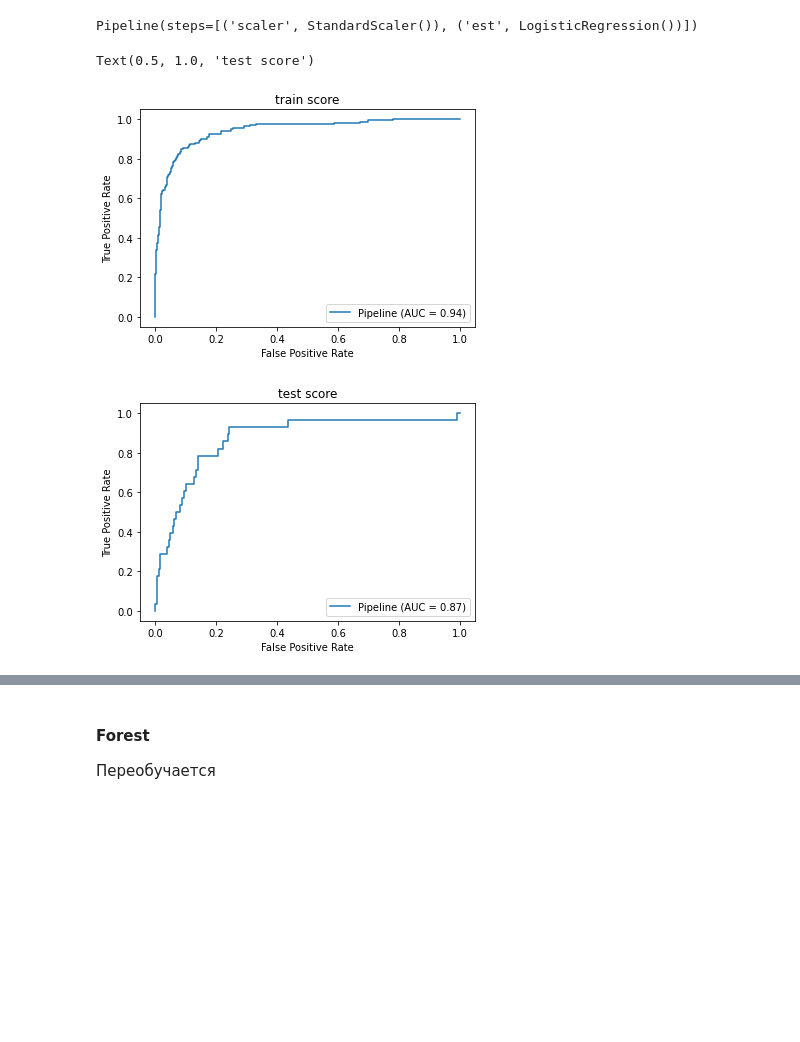
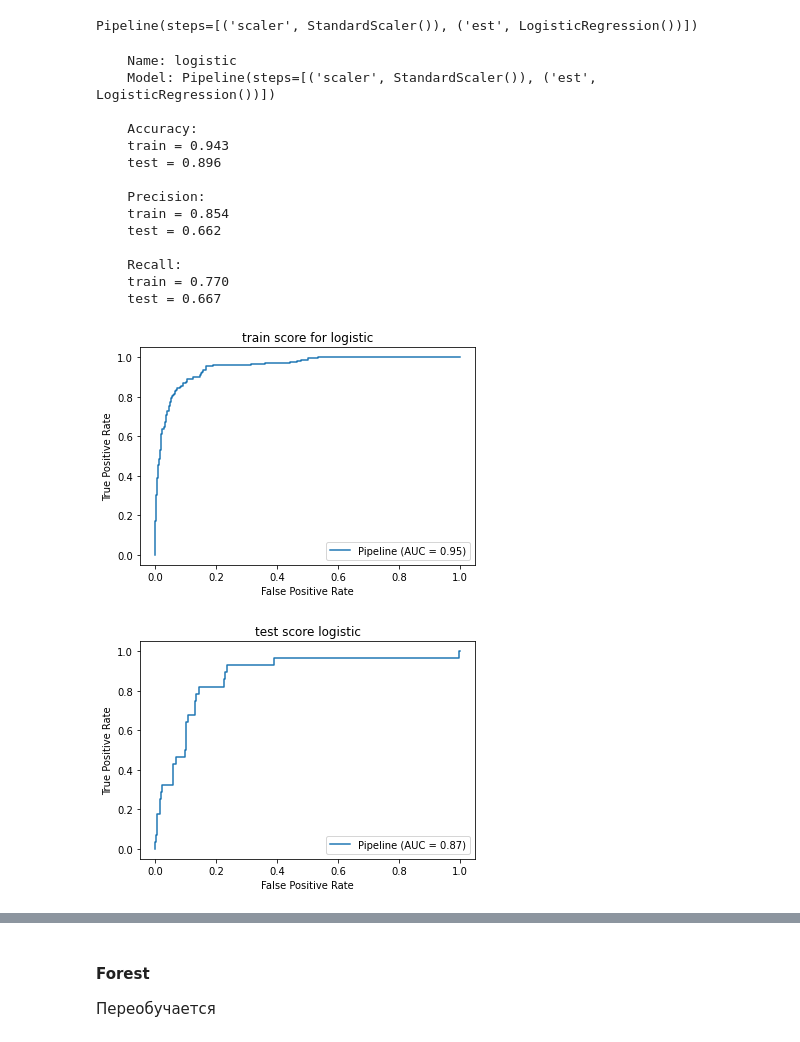
Before and after one commit to CherPasha/RussianFWords, a Jupyter notebook: ML_FW.ipynb, the cells around one changed output, grey strips where cells are left out. Drawn from its saved outputs; the diff is of its cells as text; code cells hidden in the pictures; blank space fills up the shorter version.

```diff
--- a/ML_FW.ipynb
+++ b/ML_FW.ipynb
@@ -118,16 +173,25 @@ def plot_learning_curve(pipe, X, y):
     plot_with_err(N_train, val_test, label='validation scores')
     plt.xlabel('Training Set Size'); plt.ylabel('Acc')
     plt.legend()
-# %%
-plot_roc_curve(Logistic, X_train, y_train)
-plt.gca().set_title('train score')
-
-plot_roc_curve(Logistic, X_test, y_test)
-plt.gca().set_title('test score')
-# %% [output]
-Text(0.5, 1.0, 'test score')
-[figure, removed]
-[figure, removed]
+# %%
+comparison_matrix = comparison_matrix.append(model_quality(Logistic, 'logistic'))
+# %% [output]
+    Name: logistic
+    Model: Pipeline(steps=[('scaler', StandardScaler()), ('est', LogisticRegression())])
+
+    Accuracy:
+    train = 0.943
+    test = 0.896
+
+    Precision:
+    train = 0.854
+    test = 0.662
+
+    Recall:
+    train = 0.770
+    test = 0.667
+[figure, added]
+[figure, added]
 # %%
 plot_learning_curve(Logistic, X_train, y_train)
 # %% [output]
```
Also changed, not shown: parts of 21 cells of this notebook, 1 other file.
